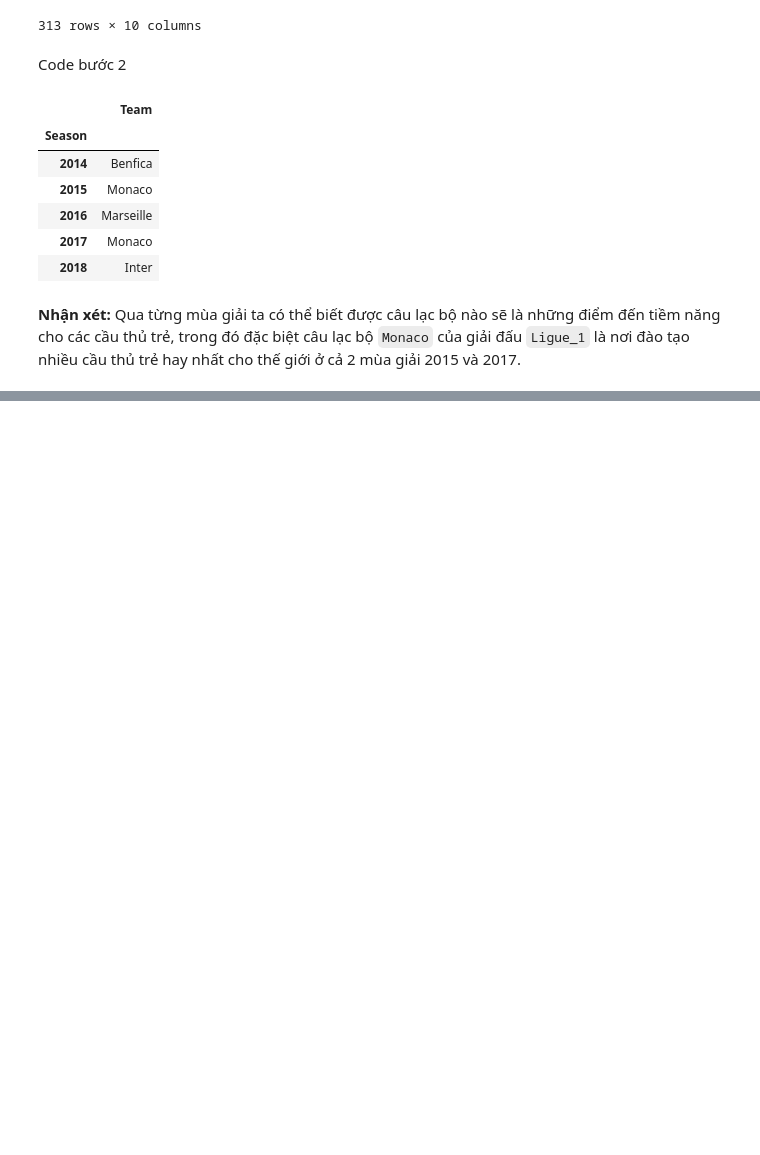
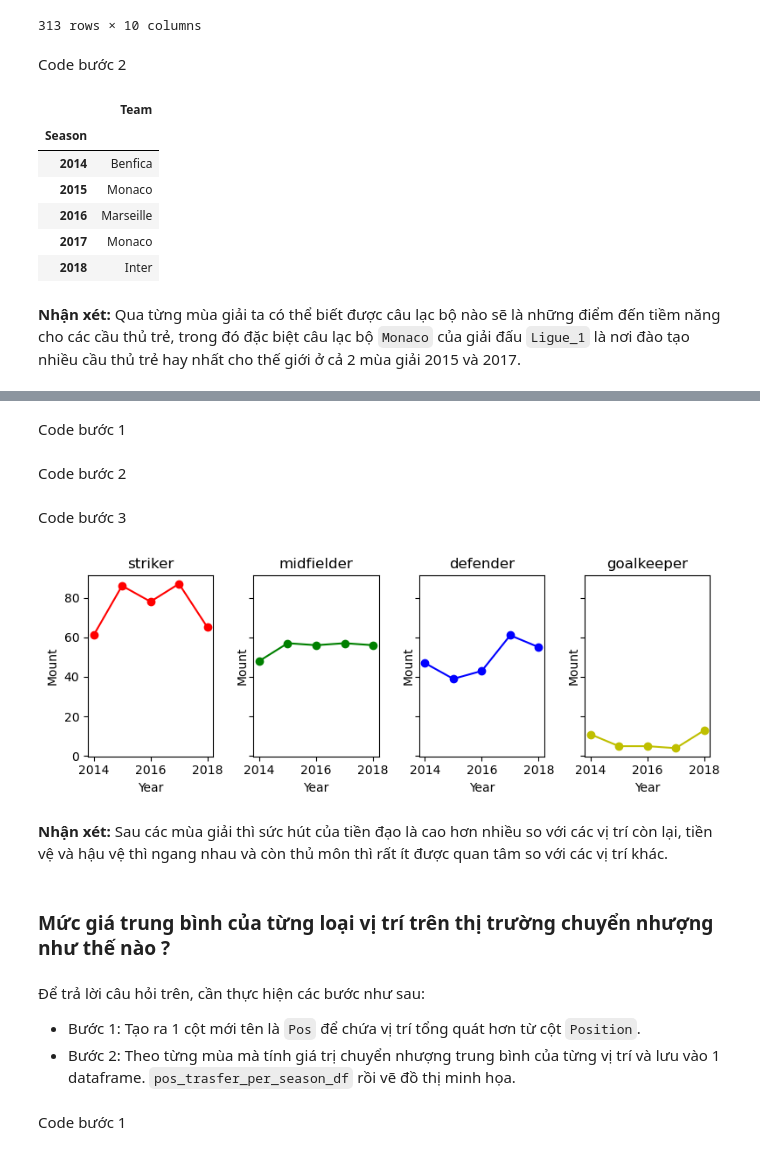
Before and after one commit to datpham2001/P4DS-CQ19-FinalProject, a Jupyter notebook: final-project.ipynb, the cells around one changed output, grey strips where cells are left out. Saved outputs shown, nothing was run; the diff lists cells and outputs as text; code cells hidden in the pictures; blank space fills up the shorter version.

```diff
--- a/final-project.ipynb
+++ b/final-project.ipynb
@@ -298,0 +350,57 @@ tranfer_under_23_df
+# %% [markdown]
+Code bước 1
+# %%
+dict_pos = dict()
+dict_pos['striker'] = ['Centre-Forward', 'Right Winger', 'Second Striker', 'Left Winger']
+dict_pos['defender'] = ['Centre-Back', 'Left-Back', 'Right-Back']
+dict_pos['midfielder'] = ['Left Midfield', 'Right Midfield', 'Attacking Midfield',  'Defensive Midfield',  'Central Midfield']
+dict_pos['goalkeeper'] = ['Goalkeeper']
+
+def Choose_pos(pos):
+    for key, value in dict_pos.items():
+         if pos in value:
+            return key
+transfer_df['Pos'] = transfer_df['Position'].apply(Choose_pos)
+# %% [markdown]
+Code bước 2
+# %%
+season = list(transfer_df['Season'].unique())
+
+cols = ['Season', 'Pos']
+pos_ss_df = transfer_df[cols]
+
+
+list_count = dict()
+for item in dict_pos.keys():
+    list_count[item] = list(pos_ss_df.where(pos_ss_df['Pos'] == item).dropna().groupby('Season')['Pos'].count())
+# %% [markdown]
+Code bước 3
+# %%
+fig, (strike, midfield, defend, goalkeep) = plt.subplots(1,4, figsize=(8,3), sharey=True, dpi=100)
+strike.plot(season, list_count['striker'], 'ro-')
+midfield.plot(season, list_count['midfielder'], 'go-')
+defend.plot(season, list_count['defender'], 'bo-')
+goalkeep.plot(season, list_count['goalkeeper'], 'yo-')
+
+strike.set_title('striker');
+midfield.set_title('midfielder')
+defend.set_title('defender')
+goalkeep.set_title('goalkeeper')
+
+strike.set_xlabel('Year');  midfield.set_xlabel('Year');  defend.set_xlabel('Year'); goalkeep.set_xlabel('Year');
+strike.set_ylabel('Mount');  midfield.set_ylabel('Mount');  defend.set_ylabel('Mount'); goalkeep.set_ylabel('Mount');
+
+plt.tight_layout()
+plt.show()
+# %% [output]
+[figure, added]
+# %% [markdown]
+**Nhận xét:** Sau các mùa giải thì sức hút của tiền đạo là cao hơn nhiều so với các vị trí còn lại, tiền vệ và hậu vệ thì ngang nhau và còn thủ môn thì rất ít được quan tâm so với các vị trí khác.
+# %% [markdown]
+### Mức giá trung bình của từng loại vị trí trên thị trường chuyển nhượng như thế nào ?
+# %% [markdown]
+Để trả lời câu hỏi trên, cần thực hiện các bước như sau:
+- Bước 1: Tạo ra 1 cột mới tên là `Pos` để chứa vị trí tổng quát hơn từ cột `Position`.
+- Bước 2: Theo từng mùa mà tính giá trị chuyển nhượng trung bình của từng vị trí và lưu vào 1 dataframe. `pos_trasfer_per_season_df` rồi vẽ đồ thị minh họa.
+# %% [markdown]
+Code bước 1
```
Also changed, not shown: parts of 17 cells of this notebook.
